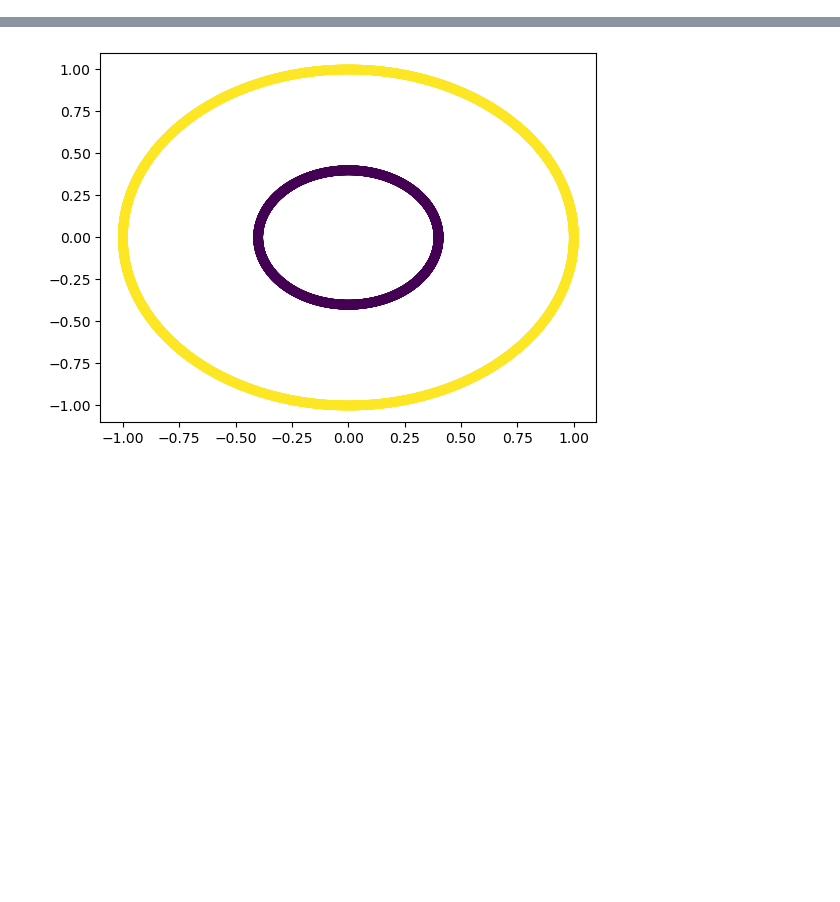
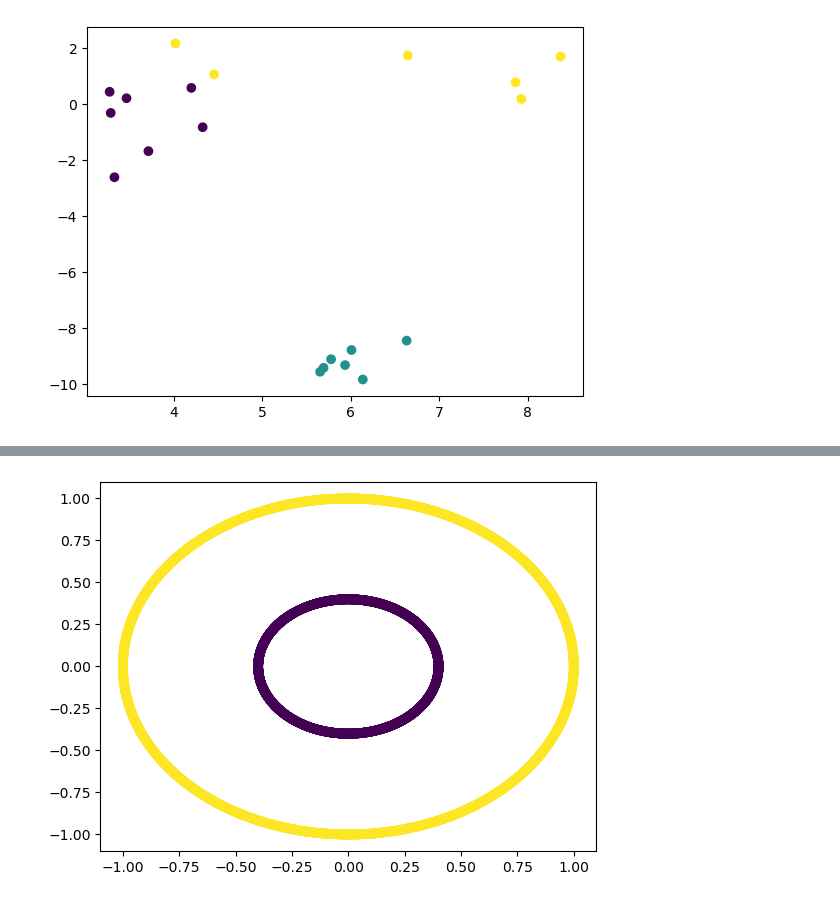
Before and after one commit to bauxn/kernel-kmeans, a Jupyter notebook: demo.ipynb, the cells around one changed output, grey strips where cells are left out. Saved outputs shown, nothing was run; the diff lists cells and outputs as text; code cells hidden in the pictures; blank space fills up the shorter version.

```diff
--- a/demo.ipynb
+++ b/demo.ipynb
@@ -211,0 +338,3 @@ Min inertia: 9011.887122084234 Found at init: 1
+# %%
+km = KMeans(n_clusters = 20, verbose=True)
+km.fit(x)
@@ -212,3 +360,7 @@ Min inertia: 9011.887122084234 Found at init: 1
+# %%
+visualize(x, labels)
+# %% [output]
+[figure, added]
 # %%
 x, l = make_circles(7000, factor = 0.4, random_state=0)
 # %%
```
Also changed, not shown: parts of 14 cells of this notebook, 3 other files.
